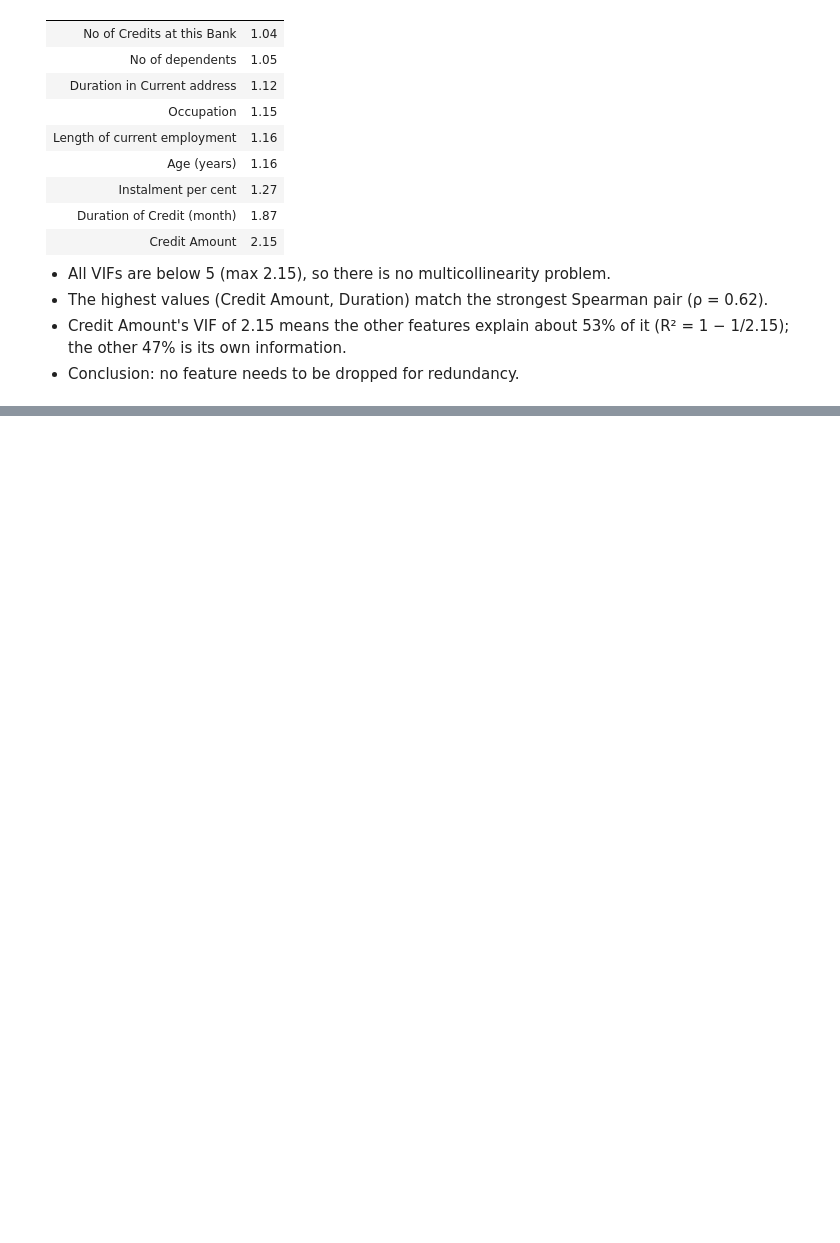
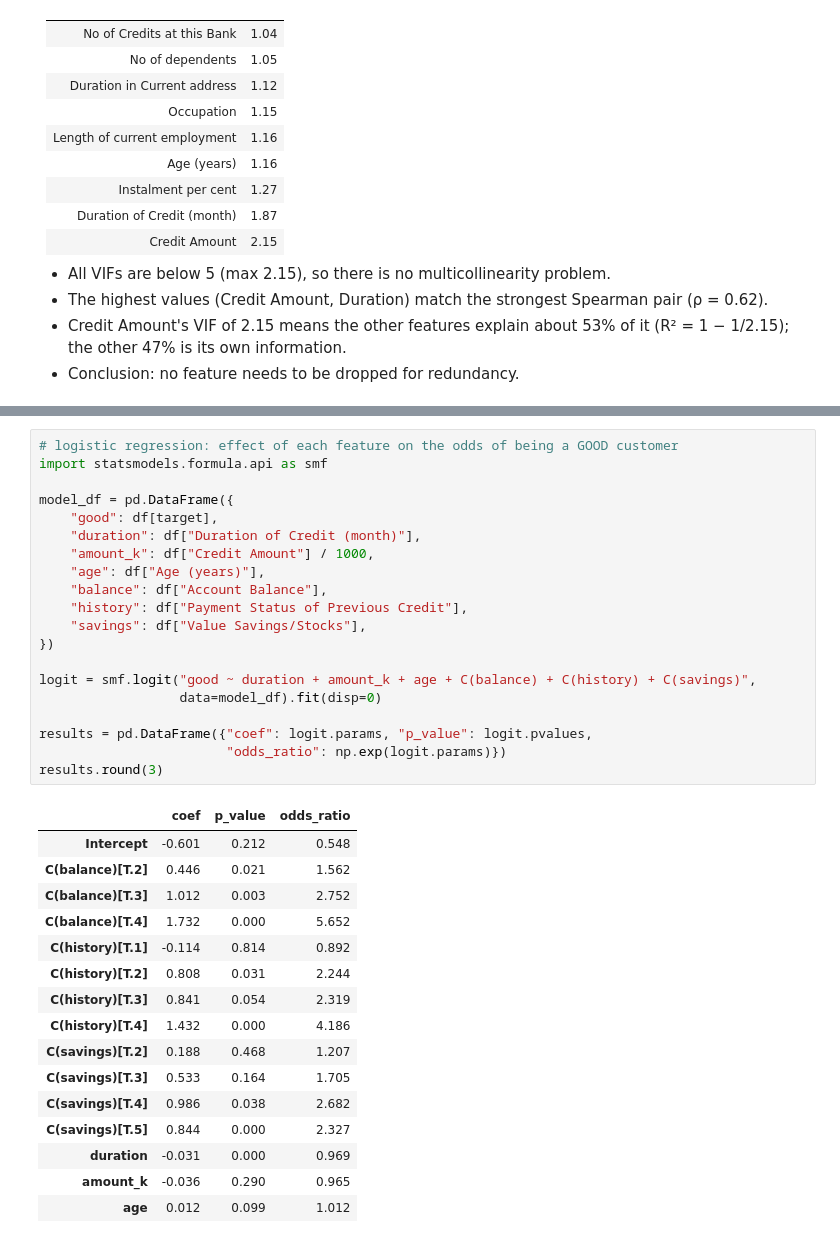
Before and after one commit to dadounsamira/german-credit-score, a Jupyter notebook: notebooks/02-statistical-tests.ipynb, the cells around one changed output, grey strips where cells are left out. Cells and saved outputs as stored; diff of their text form; blank space fills up the shorter version.

Commit message:
Add logistic regression with odds ratios and Wald tests

```diff
--- a/notebooks/02-statistical-tests.ipynb
+++ b/notebooks/02-statistical-tests.ipynb
@@ -252,0 +324,37 @@ vif.round(2)
+# %%
+# logistic regression: effect of each feature on the odds of being a GOOD customer
+import statsmodels.formula.api as smf
+
+model_df = pd.DataFrame({
+    "good": df[target],
+    "duration": df["Duration of Credit (month)"],
+    "amount_k": df["Credit Amount"] / 1000,
+    "age": df["Age (years)"],
+    "balance": df["Account Balance"],
+    "history": df["Payment Status of Previous Credit"],
+    "savings": df["Value Savings/Stocks"],
+})
+
+logit = smf.logit("good ~ duration + amount_k + age + C(balance) + C(history) + C(savings)",
+                  data=model_df).fit(disp=0)
+
+results = pd.DataFrame({"coef": logit.params, "p_value": logit.pvalues,
+                        "odds_ratio": np.exp(logit.params)})
+results.round(3)
+# %% [output]
+|  | coef | p_value | odds_ratio |
+| Intercept | -0.601 | 0.212 | 0.548 |
+| C(balance)[T.2] | 0.446 | 0.021 | 1.562 |
+| C(balance)[T.3] | 1.012 | 0.003 | 2.752 |
+| C(balance)[T.4] | 1.732 | 0.000 | 5.652 |
+| C(history)[T.1] | -0.114 | 0.814 | 0.892 |
+| C(history)[T.2] | 0.808 | 0.031 | 2.244 |
+| C(history)[T.3] | 0.841 | 0.054 | 2.319 |
+| C(history)[T.4] | 1.432 | 0.000 | 4.186 |
+| C(savings)[T.2] | 0.188 | 0.468 | 1.207 |
+| C(savings)[T.3] | 0.533 | 0.164 | 1.705 |
+| C(savings)[T.4] | 0.986 | 0.038 | 2.682 |
+| C(savings)[T.5] | 0.844 | 0.000 | 2.327 |
+| duration | -0.031 | 0.000 | 0.969 |
+| amount_k | -0.036 | 0.290 | 0.965 |
+| age | 0.012 | 0.099 | 1.012 |
```
Also changed, not shown: parts of 7 cells of this notebook.
